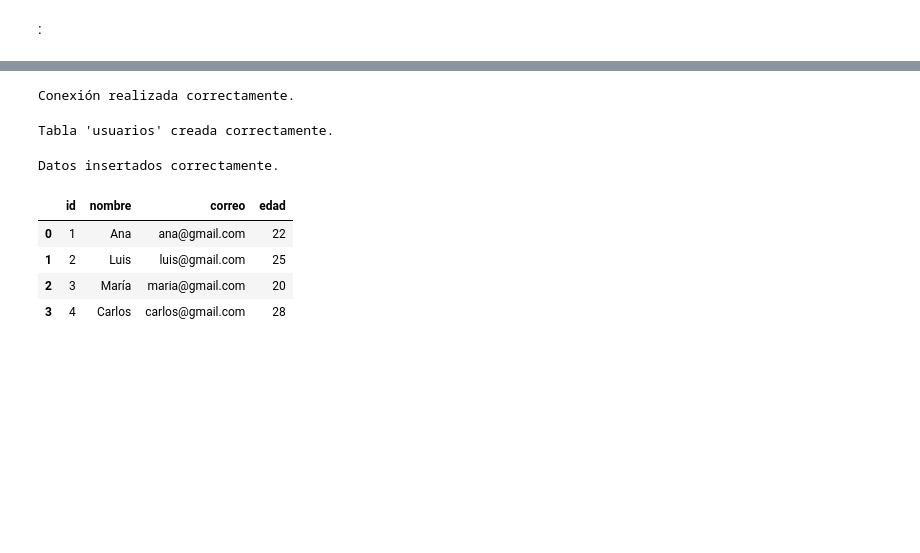
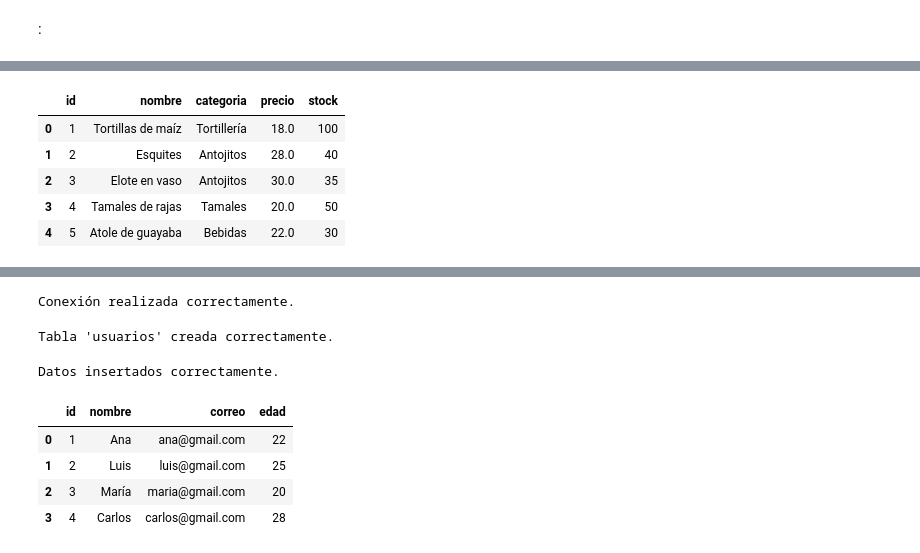
Before and after one commit to PrivateerDev/ColabBD, a Jupyter notebook: Práctica1BD.ipynb, the cells around one changed output, grey strips where cells are left out. Saved outputs shown, nothing was run; the diff lists cells and outputs as text; code cells hidden in the pictures; blank space fills up the shorter version.

```diff
--- a/Práctica1BD.ipynb
+++ b/Práctica1BD.ipynb
@@ -4,0 +78,9 @@
+# %%
+pd.read_sql_query('SELECT * FROM productos_maiz', conn)
+# %% [output]
+|  | id | nombre | categoria | precio | stock |
+| 0 | 1 | Tortillas de maíz | Tortillería | 18.0 | 100 |
+| 1 | 2 | Esquites | Antojitos | 28.0 | 40 |
+| 2 | 3 | Elote en vaso | Antojitos | 30.0 | 35 |
+| 3 | 4 | Tamales de rajas | Tamales | 20.0 | 50 |
+| 4 | 5 | Atole de guayaba | Bebidas | 22.0 | 30 |
```
Also changed, not shown: parts of 9 cells of this notebook.
